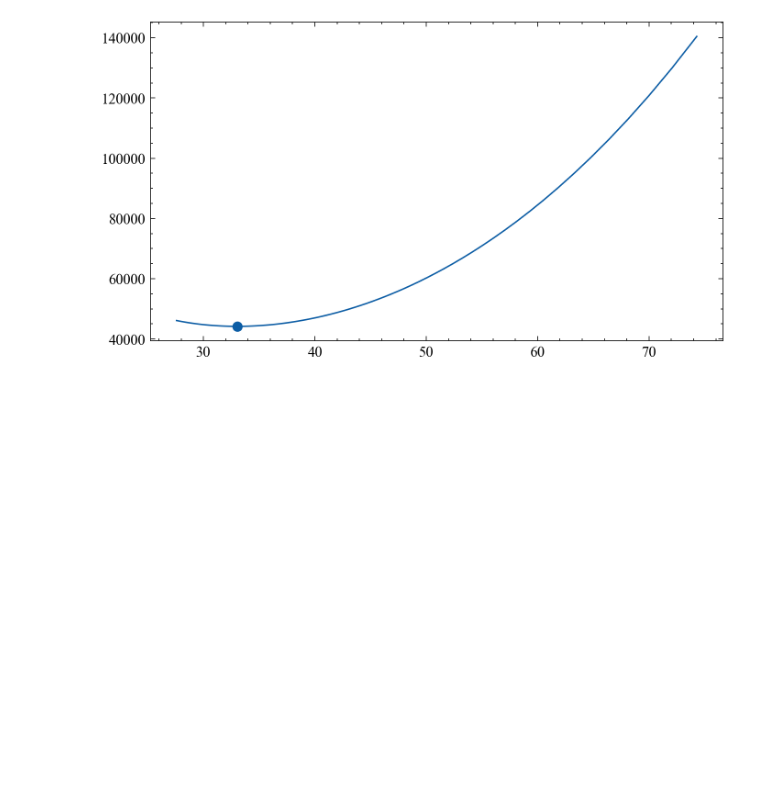
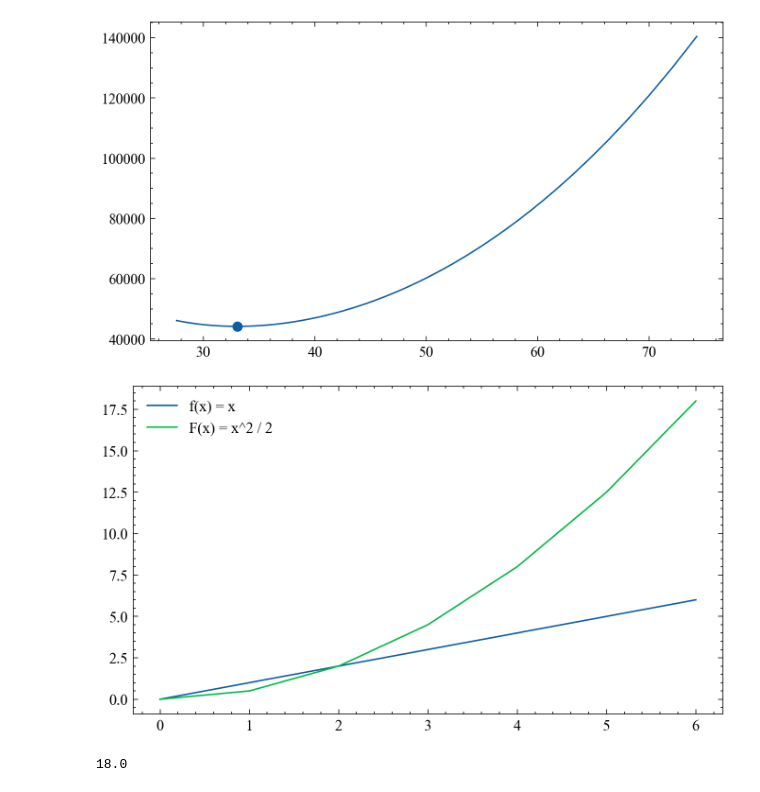
Before and after one commit to MichaszJ/aircraft-performance-projects, a Jupyter notebook: Project2.ipynb, the cells around one changed output. Saved outputs shown, nothing was run; the diff lists cells and outputs as text; code cells hidden in the pictures; blank space fills up the shorter version.

```diff
--- a/Project2.ipynb
+++ b/Project2.ipynb
@@ -143,0 +174,23 @@ plt.show()
+# %%
+def func(x):
+    return x
+
+x_in = np.array([0, 1, 2, 3, 4, 5, 6])
+arr = func(x_in)
+
+integ = np.array([integrate.quad(func, x_in[0], x)[0] for x in x_in])
+
+plt.figure(dpi=230, figsize=(7,4))
+plt.style.use(['science', 'no-latex'])
+
+plt.plot(x_in, arr, label='f(x) = x')
+plt.plot(x_in, integ, label='F(x) = x^2 / 2')
+
+plt.legend()
+plt.show()
+# %% [output]
+[figure, added]
+# %%
+integ[6]
+# %% [output]
+18.0
```
Also changed, not shown: parts of 6 cells of this notebook, 1 other file.
